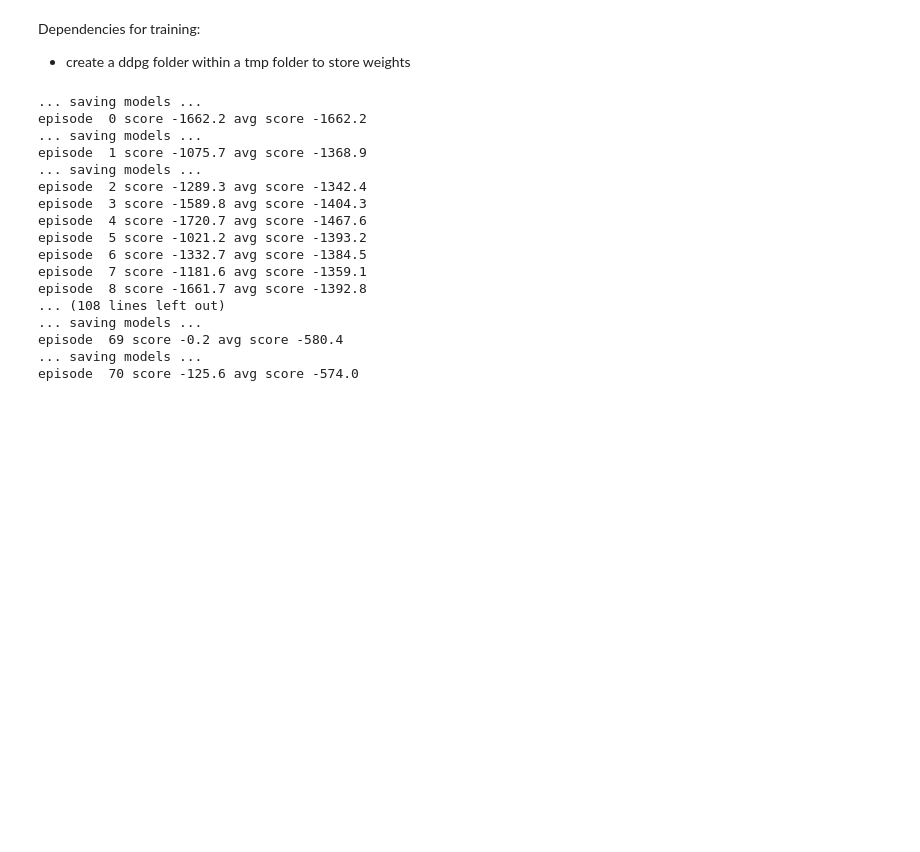
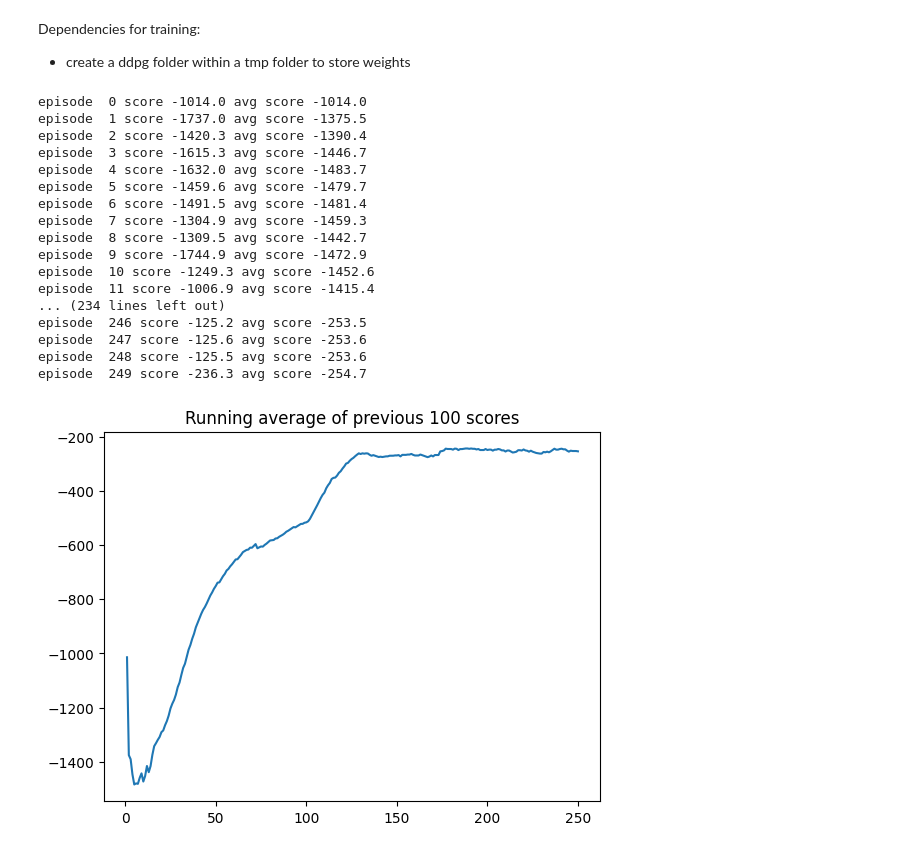
Before and after one commit to jeffpatel71/DELE_CA2, a Jupyter notebook: Real_Final/PartB_RL/Revised_Approach.ipynb, the cells around one changed output. Drawn from its saved outputs; the diff is of its cells as text; code cells hidden in the pictures; blank space fills up the shorter version.

```diff
--- a/Real_Final/PartB_RL/Revised_Approach.ipynb
+++ b/Real_Final/PartB_RL/Revised_Approach.ipynb
@@ -653,7 +692,7 @@ Memory Size best at 5k, maybe lowering the memory size allow sthe model to adapt
 Update_Target_scores = []
 Update_Target_average = []
 for i in Update_Target:
-    dqn = DQN(InputShape = 3, NActions = 40, Gamma = 0.98, low_penalty= 1.1, low_score_epsilon=0.005, MemorySize=5000, UpdateTargetEveryThisEpisodes=i)
+    dqn = DQN(InputShape = 3, NActions = 40, Gamma = 0.98, low_penalty= 1.1, low_score_epsilon=0.005, MemorySize=20000, UpdateTargetEveryThisEpisodes=i)
     scores, average = RunEpisodes(dqn, EPISODES, save_weights=f'Update_Target_{i}.h5', load_weights=False)
     Update_Target_scores.append(scores)
     Update_Target_average.append(average)
@@ -999,6 +1074,7 @@ def plot_learning_curve(x, scores, figure_file):
 
 
 env = gym.make('Pendulum-v0')
+env.seed(42)
 agent = Agent(input_dims=env.observation_space.shape, env=env,
             n_actions=env.action_space.shape[0])
 episodes = 250
@@ -1021,50 +1097,50 @@ if load_checkpoint:
     agent.learn()
     agent.load_models()
     evaluate = True
 else:
     evaluate = False
 
 for i in range(episodes):
     observation = env.reset()
     done = False
     score = 0
     while not done:
         action = agent.choose_action(observation, evaluate)
         new_observation, reward, done, info = env.step(action)
         score += reward
         agent.remember(observation, action, reward, new_observation, done)
         if not load_checkpoint:
             agent.learn()
         observation = new_observation
 
     score_history.append(score)
     avg_score = np.mean(score_history[-100:])
 
     if avg_score > best_score:
         best_score = avg_score
-        if not load_checkpoint:
-            agent.save_models()
-
+        # if not load_checkpoint:
+            # agent.save_models()
     print('episode ', i, 'score %.1f' % score, 'avg score %.1f' % avg_score)
 
 if not load_checkpoint:
     x = [i+1 for i in range(episodes)]
     plot_learning_curve(x, score_history, figure_file)
 # %% [output]
-... saving models ...
-episode  0 score -1662.2 avg score -1662.2
-... saving models ...
-episode  1 score -1075.7 avg score -1368.9
-... saving models ...
-episode  2 score -1289.3 avg score -1342.4
-episode  3 score -1589.8 avg score -1404.3
-episode  4 score -1720.7 avg score -1467.6
-episode  5 score -1021.2 avg score -1393.2
-episode  6 score -1332.7 avg score -1384.5
-episode  7 score -1181.6 avg score -1359.1
-episode  8 score -1661.7 avg score -1392.8
-... (108 lines left out)
-... saving models ...
-episode  69 score -0.2 avg score -580.4
-... saving models ...
-episode  70 score -125.6 avg score -574.0
+episode  0 score -1014.0 avg score -1014.0
+episode  1 score -1737.0 avg score -1375.5
+episode  2 score -1420.3 avg score -1390.4
+episode  3 score -1615.3 avg score -1446.7
+episode  4 score -1632.0 avg score -1483.7
+episode  5 score -1459.6 avg score -1479.7
+episode  6 score -1491.5 avg score -1481.4
+episode  7 score -1304.9 avg score -1459.3
+episode  8 score -1309.5 avg score -1442.7
+episode  9 score -1744.9 avg score -1472.9
+episode  10 score -1249.3 avg score -1452.6
+episode  11 score -1006.9 avg score -1415.4
+... (234 lines left out)
+episode  246 score -125.2 avg score -253.5
+episode  247 score -125.6 avg score -253.6
+episode  248 score -125.5 avg score -253.6
+episode  249 score -236.3 avg score -254.7
+[figure, added]
```
Also changed, not shown: parts of 29 cells of this notebook, 23 other files.
